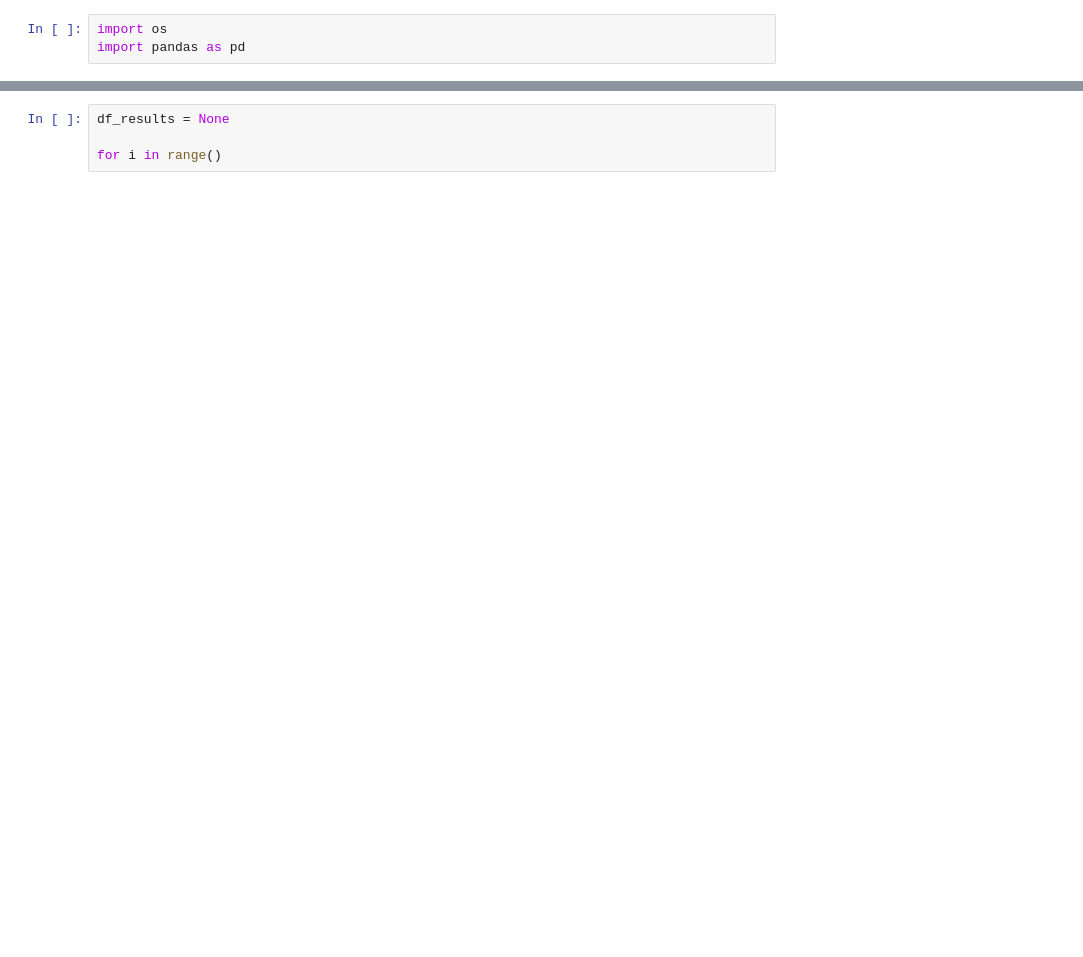
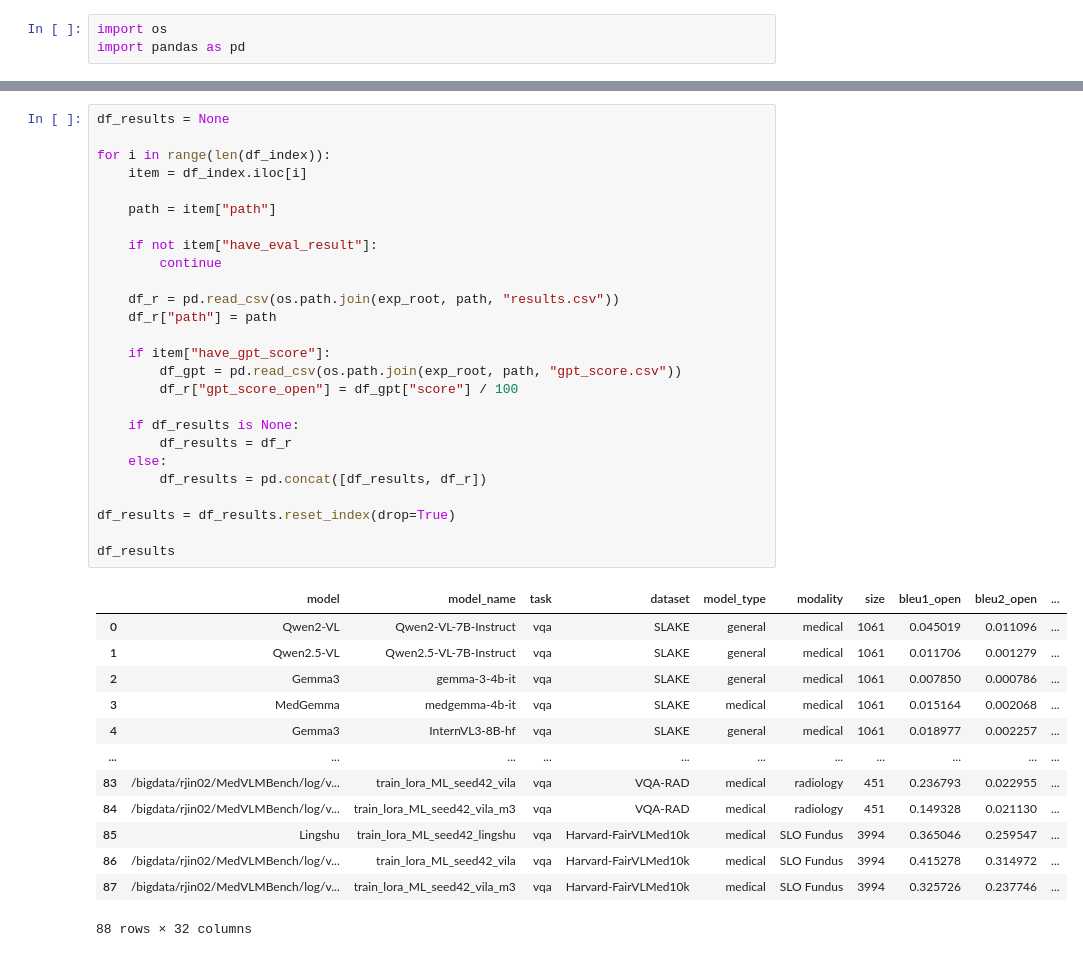
Before and after one commit to Nanboy-Ronan/MedVLMBench, a Jupyter notebook: notebooks/yuan/postprocess/combine_results.ipynb, the cells around one changed output, grey strips where cells are left out. Saved outputs shown, nothing was run; the diff lists cells and outputs as text; blank space fills up the shorter version.

```diff
--- a/notebooks/yuan/postprocess/combine_results.ipynb
+++ b/notebooks/yuan/postprocess/combine_results.ipynb
@@ -34,4 +30,40 @@ df_index
-# %%
-df_results = None
-
-for i in range()
+# %%
+df_results = None
+
+for i in range(len(df_index)):
+    item = df_index.iloc[i]
+
+    path = item["path"]
+
+    if not item["have_eval_result"]:
+        continue
+
+    df_r = pd.read_csv(os.path.join(exp_root, path, "results.csv"))
+    df_r["path"] = path
+
+    if item["have_gpt_score"]:
+        df_gpt = pd.read_csv(os.path.join(exp_root, path, "gpt_score.csv"))
+        df_r["gpt_score_open"] = df_gpt["score"] / 100
+
+    if df_results is None:
+        df_results = df_r
+    else:
+        df_results = pd.concat([df_results, df_r])
+
+df_results = df_results.reset_index(drop=True)
+
+df_results
+# %% [output]
+|  | model | model_name | task | dataset | model_type | modality | size | bleu1_open | bleu2_open | ... |
+| 0 | Qwen2-VL | Qwen2-VL-7B-Instruct | vqa | SLAKE | general | medical | 1061 | 0.045019 | 0.011096 | ... |
+| 1 | Qwen2.5-VL | Qwen2.5-VL-7B-Instruct | vqa | SLAKE | general | medical | 1061 | 0.011706 | 0.001279 | ... |
+| 2 | Gemma3 | gemma-3-4b-it | vqa | SLAKE | general | medical | 1061 | 0.007850 | 0.000786 | ... |
+| 3 | MedGemma | medgemma-4b-it | vqa | SLAKE | medical | medical | 1061 | 0.015164 | 0.002068 | ... |
+| 4 | Gemma3 | InternVL3-8B-hf | vqa | SLAKE | general | medical | 1061 | 0.018977 | 0.002257 | ... |
+| ... | ... | ... | ... | ... | ... | ... | ... | ... | ... | ... |
+| 83 | /bigdata/rjin02/MedVLMBench/log/v... | train_lora_ML_seed42_vila | vqa | VQA-RAD | medical | radiology | 451 | 0.236793 | 0.022955 | ... |
+| 84 | /bigdata/rjin02/MedVLMBench/log/v... | train_lora_ML_seed42_vila_m3 | vqa | VQA-RAD | medical | radiology | 451 | 0.149328 | 0.021130 | ... |
+| 85 | Lingshu | train_lora_ML_seed42_lingshu | vqa | Harvard-FairVLMed10k | medical | SLO Fundus | 3994 | 0.365046 | 0.259547 | ... |
+| 86 | /bigdata/rjin02/MedVLMBench/log/v... | train_lora_ML_seed42_vila | vqa | Harvard-FairVLMed10k | medical | SLO Fundus | 3994 | 0.415278 | 0.314972 | ... |
+| 87 | /bigdata/rjin02/MedVLMBench/log/v... | train_lora_ML_seed42_vila_m3 | vqa | Harvard-FairVLMed10k | medical | SLO Fundus | 3994 | 0.325726 | 0.237746 | ... |
+88 rows × 32 columns
```
Also changed, not shown: parts of 15 cells of this notebook, 47 other files.
